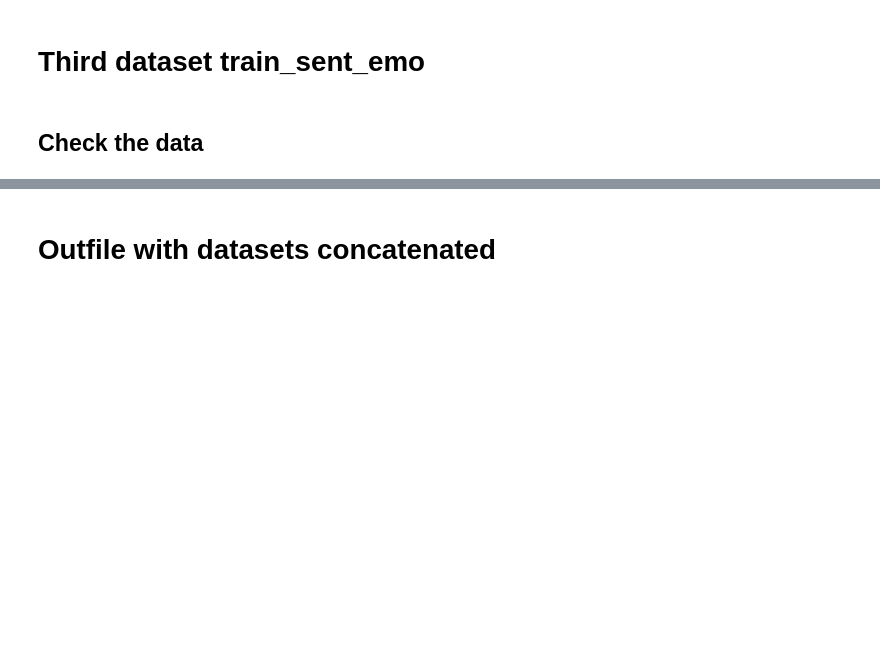
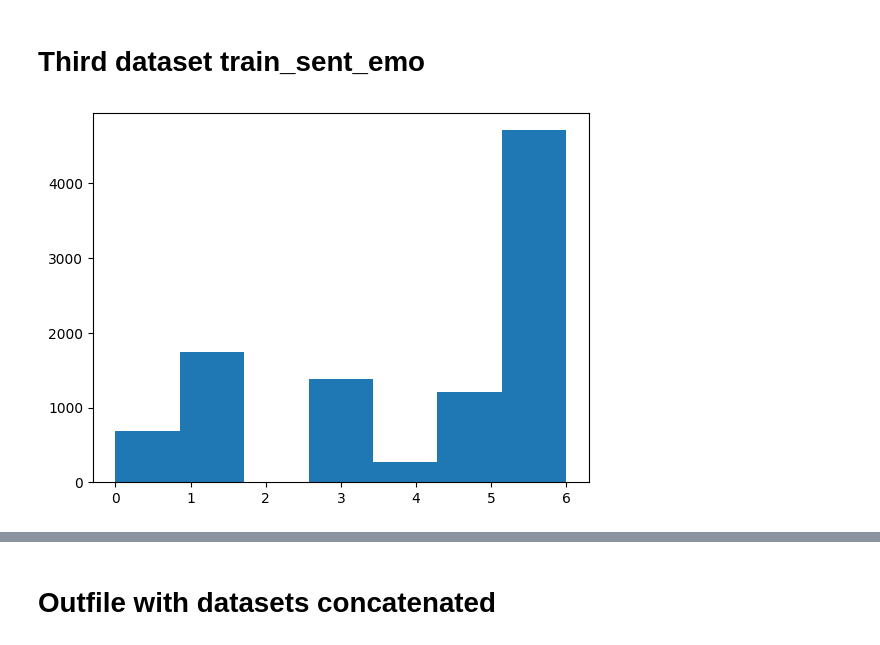
Before and after one commit to jcguerra10/SentimentRecognition, a Jupyter notebook: jupyter/data_join.ipynb, the cells around one changed output, grey strips where cells are left out. Saved outputs shown, nothing was run; the diff lists cells and outputs as text; code cells hidden in the pictures; blank space fills up the shorter version.

```diff
--- a/jupyter/data_join.ipynb
+++ b/jupyter/data_join.ipynb
@@ -344,3 +217,6 @@ def join_datasets(df_1,df_2,df_3):
     return df_joined, label_dict
 # %%
 df_3 =  preprocess_text_sent_emo_data()
+plot_label_histogram(df_3)
+# %% [output]
+[figure, added]
@@ -383,2 +222,0 @@ df_3 =  preprocess_text_sent_emo_data()
-# %% [markdown]
-## Check the data
```
Also changed, not shown: parts of 49 cells of this notebook.
